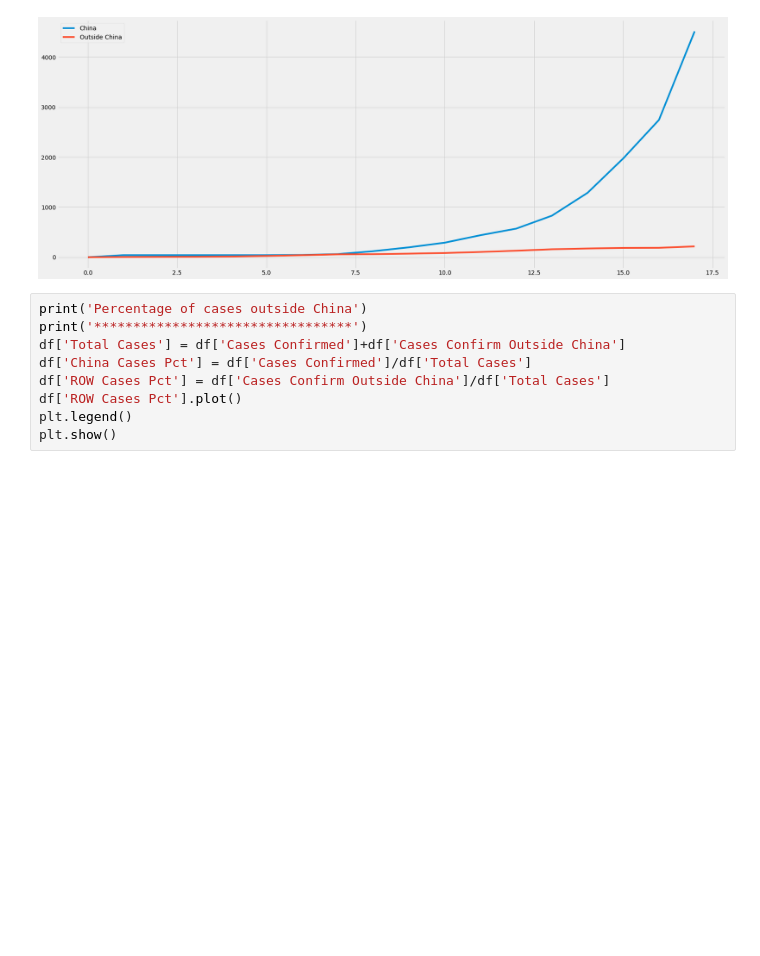
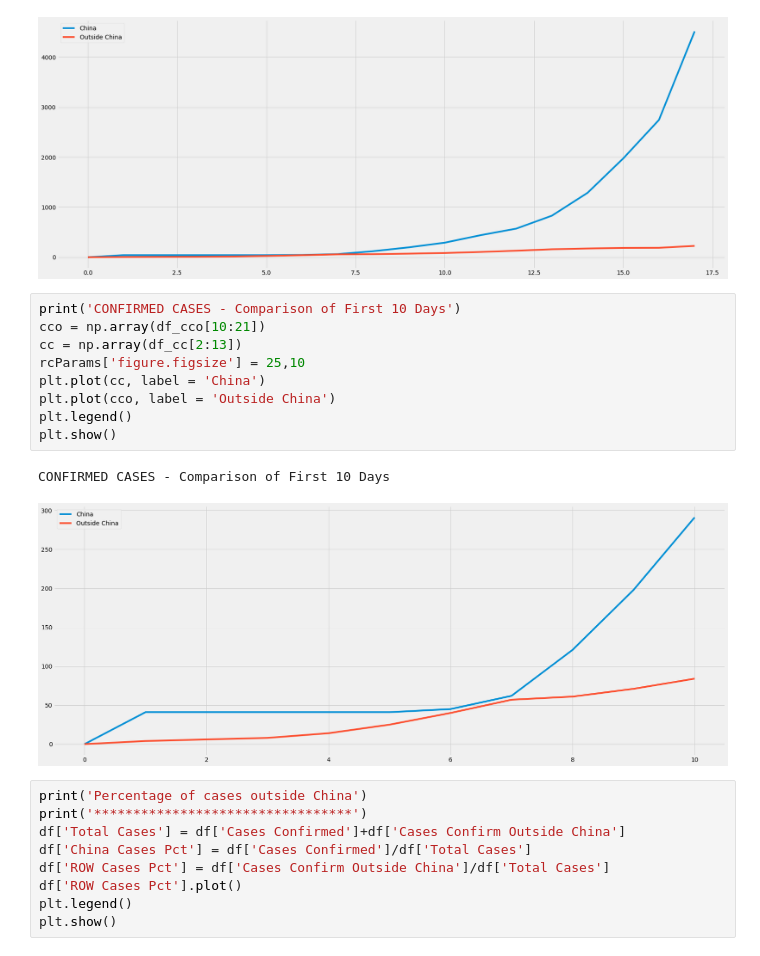
Before and after one commit to smtexas99/ncov19, a Jupyter notebook: ncov2019.ipynb, the cells around one changed output. Drawn from its saved outputs; the diff is of its cells as text; blank space fills up the shorter version.

```diff
--- a/ncov2019.ipynb
+++ b/ncov2019.ipynb
@@ -84,6 +84,18 @@ plt.show()
 # %% [output]
 CONFIRMED CASES - Comparison
 [figure]
+# %%
+print('CONFIRMED CASES - Comparison of First 10 Days')
+cco = np.array(df_cco[10:21])
+cc = np.array(df_cc[2:13])
+rcParams['figure.figsize'] = 25,10
+plt.plot(cc, label = 'China')
+plt.plot(cco, label = 'Outside China')
+plt.legend()
+plt.show()
+# %% [output]
+CONFIRMED CASES - Comparison of First 10 Days
+[figure, added]
 # %%
 print('Percentage of cases outside China')
 print('*********************************')
```
Also changed, not shown: parts of 14 cells of this notebook.
